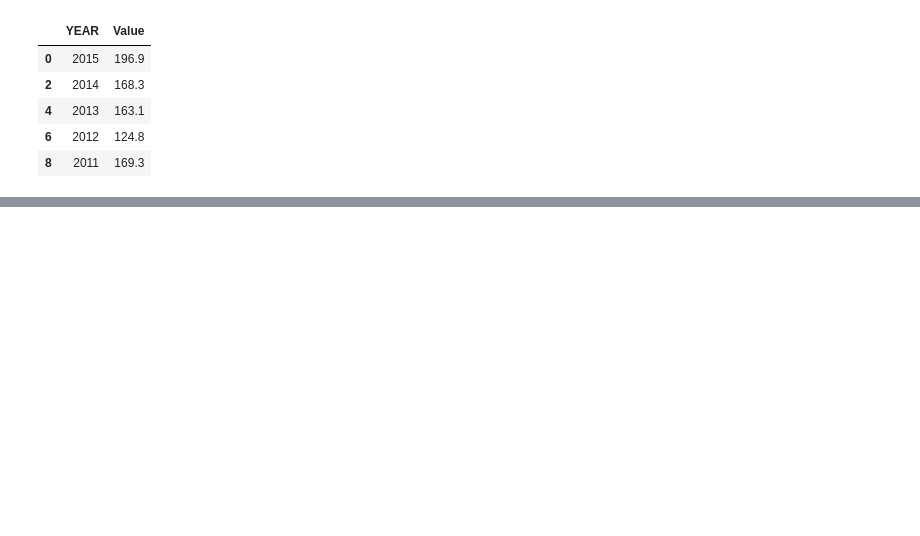
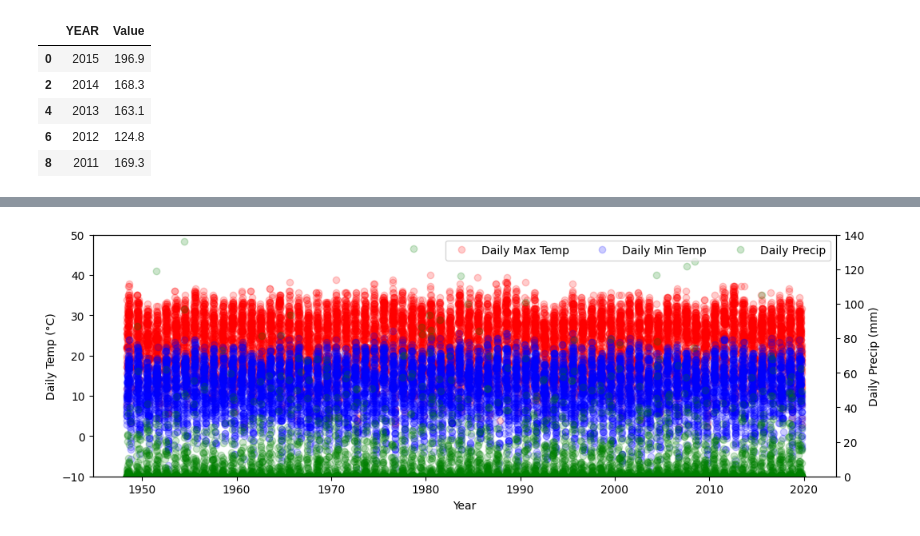
Before and after one commit to ucfjimg/CAP5610-project, a Jupyter notebook: notebooks/Plots.ipynb, the cells around one changed output, grey strips where cells are left out. Saved outputs shown, nothing was run; the diff lists cells and outputs as text; code cells hidden in the pictures; blank space fills up the shorter version.

```diff
--- a/notebooks/Plots.ipynb
+++ b/notebooks/Plots.ipynb
@@ -126,0 +211,79 @@ for tick in ax.get_xticklabels():
+# %%
+data = ['USC00135230.csv', 'USC00137572.csv', 'USW00014940.csv']
+data = data[2:3]
+
+dataroot = '../data/wx/ghcnd'
+frames = [pd.read_csv(dataroot + '/' + x, low_memory=False) for x in data]
+
+pframes = [f for f in frames if 'PRCP' in f.columns]
+tframes = [f for f in frames if 'TMIN' in f.columns]
+
+def summarize(frames, cols):
+    c = ['DATE'] + cols
+    p = [f[c].copy() for f in frames]
+    pp = []
+    for (i, f) in enumerate(p):
+        newcols = ['%s%i' % (x,i) for x in cols]
+        for (old, new) in zip(cols, newcols):
+            f[new] = f[old]
+        pp.append(f.drop(cols, axis=1))
+
+    df = pp[0]
+    for df2 in pp[1:]:
+        df = df.merge(df2, on='DATE', how='outer')
+
+    df.DATE = pd.to_datetime(df.DATE)
+    df = df.sort_values('DATE')
+    df = df[(df.DATE >= '1941-01-01') & (df.DATE <= '2019-12-31')]
+
+    mask = df.DATE.map(lambda x: (x.month == 5 and x.day >= 10) or (x.month > 5 and x.month < 10) or (x.month == 10 and x.day <= 20))
+
+    df = df[mask]
+
+    for c in cols:
+        ic = ['%s%i' % (c,i) for i in range(len(pp))]
+        df[c] = df[ic].mean(axis=1)
+        df = df.drop(ic, axis=1)
+
+    return df
+
+
+prcp = summarize(pframes, ['PRCP'])
+prcp.PRCP = prcp.PRCP * 0.1
+
+temp = summarize(tframes, ['TMIN', 'TMAX'])
+temp.TMIN = temp.TMIN * 0.1
+temp.TMAX = temp.TMAX * 0.1
+
+temp['year'] = temp.DATE.map(lambda d: d.year)
+
+wxdata = prcp.merge(temp, on='DATE', how='outer')
+
+n = 10000
+delta = len(wxdata) // n
+wxdata = wxdata.iloc[range(0, len(prcp), delta)]
+
+fig, ax1 = plt.subplots()
+ax1.set_xlabel('Year')
+ax1.set_ylabel('Daily Temp (°C)')
+ax1.set_ylim(-10, 50)
+
+alpha = 0.2
+
+p1 = ax1.plot(wxdata.DATE, wxdata.TMAX, 'o', color='red', alpha=alpha, label='Daily Max Temp')
+p2 = ax1.plot(wxdata.DATE, wxdata.TMIN, 'o', color='blue', alpha=alpha, label='Daily Min Temp')
+
+ax2 = ax1.twinx()
+ax2.set_ylim(0, 140)
+ax2.set_ylabel('Daily Precip (mm)')
+
+p3 = ax2.plot(wxdata.DATE, wxdata.PRCP, 'o', color='green', alpha=alpha, label='Daily Precip')
+
+ps = p1 + p2 + p3
+ax2.legend(ps, map(lambda l: l.get_label(), ps), loc=0, ncol = 3)
+
+plt.show()
+
+#ax1.plot(wxdata.DATE, wxdata.PRCP)
+# %% [output]
+[figure, added]
```
Also changed, not shown: parts of 6 cells of this notebook.
